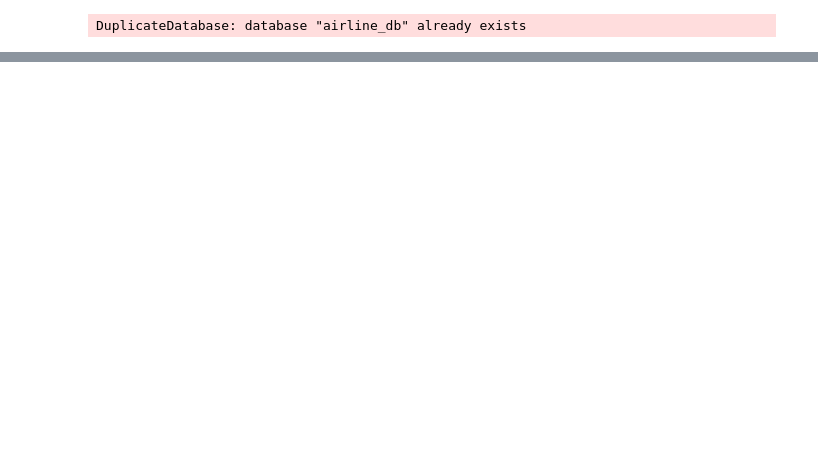
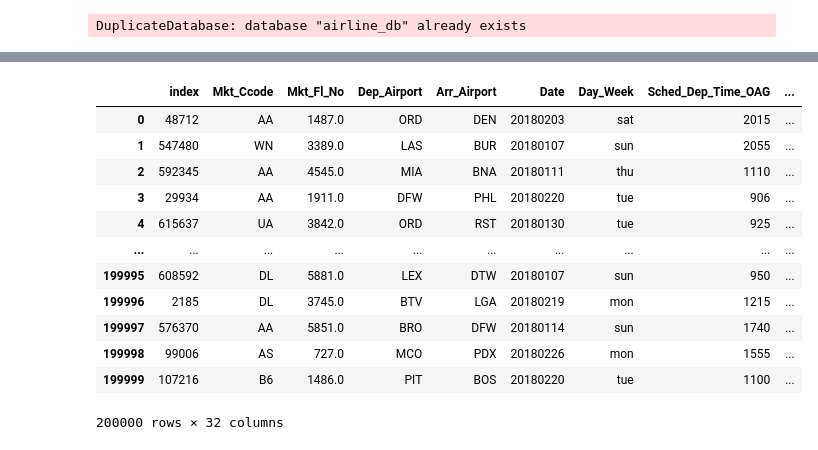
Before and after one commit to andrew-ana/machine-learning-project, a Jupyter notebook: resources/datacleaning.ipynb, the cells around one changed output, grey strips where cells are left out. Saved outputs shown, nothing was run; the diff lists cells and outputs as text; code cells hidden in the pictures; blank space fills up the shorter version.

```diff
--- a/resources/datacleaning.ipynb
+++ b/resources/datacleaning.ipynb
@@ -259,0 +293,17 @@ combined.to_sql('main_airline',engine)
+# %%
+sample = pd.read_csv('sample.csv')
+sample
+# %% [output]
+|  | index | Mkt_Ccode | Mkt_Fl_No | Dep_Airport | Arr_Airport | Date | Day_Week | Sched_Dep_Time_OAG | ... |
+| 0 | 48712 | AA | 1487.0 | ORD | DEN | 20180203 | sat | 2015 | ... |
+| 1 | 547480 | WN | 3389.0 | LAS | BUR | 20180107 | sun | 2055 | ... |
+| 2 | 592345 | AA | 4545.0 | MIA | BNA | 20180111 | thu | 1110 | ... |
+| 3 | 29934 | AA | 1911.0 | DFW | PHL | 20180220 | tue | 906 | ... |
+| 4 | 615637 | UA | 3842.0 | ORD | RST | 20180130 | tue | 925 | ... |
+| ... | ... | ... | ... | ... | ... | ... | ... | ... | ... |
+| 199995 | 608592 | DL | 5881.0 | LEX | DTW | 20180107 | sun | 950 | ... |
+| 199996 | 2185 | DL | 3745.0 | BTV | LGA | 20180219 | mon | 1215 | ... |
+| 199997 | 576370 | AA | 5851.0 | BRO | DFW | 20180114 | sun | 1740 | ... |
+| 199998 | 99006 | AS | 727.0 | MCO | PDX | 20180226 | mon | 1555 | ... |
+| 199999 | 107216 | B6 | 1486.0 | PIT | BOS | 20180220 | tue | 1100 | ... |
+200000 rows × 32 columns
```
Also changed, not shown: parts of 15 cells of this notebook.
